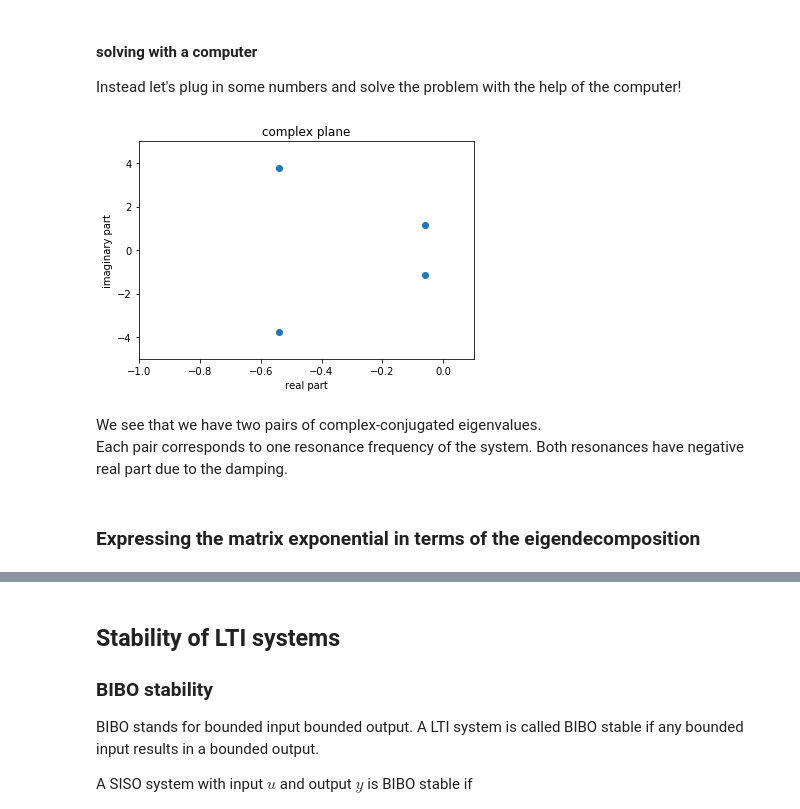
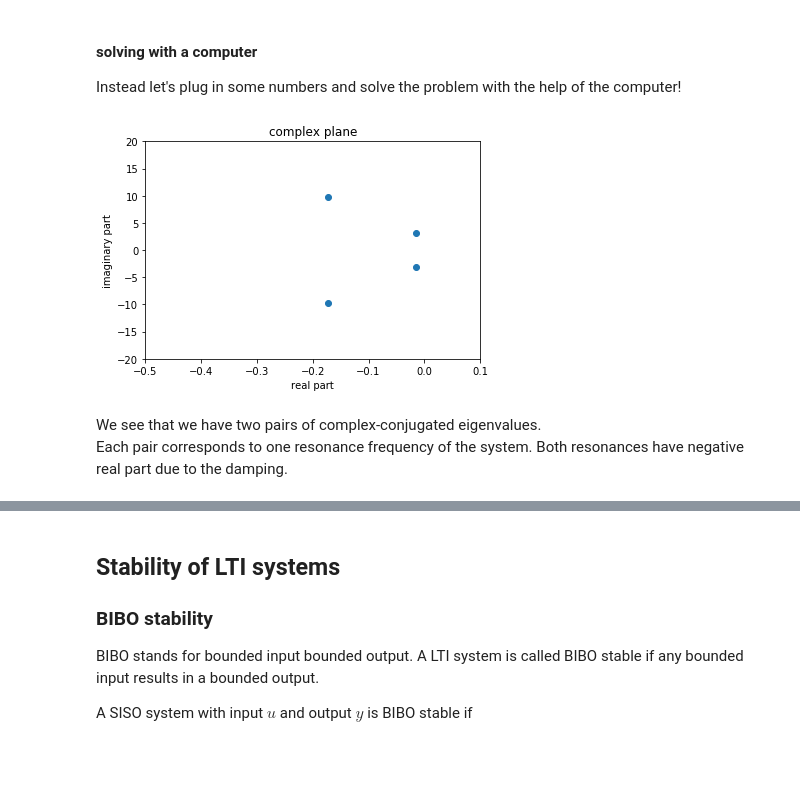
Before and after one commit to MarkusLohmayer/LTI-tutorial, a Jupyter notebook: LTI-tutorial.ipynb, the cells around one changed output, grey strips where cells are left out. Saved outputs shown, nothing was run; the diff lists cells and outputs as text; code cells hidden in the pictures; blank space fills up the shorter version.

```diff
--- a/LTI-tutorial.ipynb
+++ b/LTI-tutorial.ipynb
@@ -763,10 +764,10 @@ import numpy as np
 # We choose the following values for masses, dampers and springs (with physical units omitted)
 m_1 = 1
 m_2 = 2
-d_1 = 0.6
-d_2 = 0.4
-c_1 = 10
-c_2 = 4
+d_1 = 0.3
+d_2 = 0.05
+c_1 = 60
+c_2 = 30
 
 # We define the matrix A as a numpy array
 A = np.array([[0, 0, 1, 0],
@@ -775,29 +776,27 @@ A = np.array([[0, 0, 1, 0],
               [c_2/m_2, -c_2/m_2, d_2/m_2, -d_2/m_2]])
 
 # Now we compute its eigenvalues and eigenvectors
-w, v = np.linalg.eig(A)
-# w is an array that contains the four eigenvalues
-# w[0] is the first eigenvalue
-# v is a 2D array that contains the four eigenvectors as columns
-# hence, v[:,i] is the eigenvector corresponding to the eigenvalue w[i]
+eigenvalues, V = np.linalg.eig(A)
+# eigenvalues is an array that contains the four eigenvalues
+# eigenvalues[0] is the first eigenvalue
+# V is a 2D array (matrix) that contains the four eigenvectors as columns
+# hence, V[:,i] is the eigenvector corresponding to the eigenvalue eigenvalues[i]
 # %%
 # Next we load a plotting library
 import matplotlib.pyplot as plt
 %matplotlib inline
 # the last line is necessary because we want plots to appear directly in the notebook
 
 # Now let's look at the eigenvalues in the complex plane
 plt.title('complex plane')
-plt.scatter(w.real, w.imag)
+plt.scatter(eigenvalues.real, eigenvalues.imag)
 plt.xlabel('real part')
 plt.ylabel('imaginary part')
-plt.xlim(-1,0.1)
-plt.ylim(-5,5)
+plt.xlim(-0.5,0.1)
+plt.ylim(-20,20)
 plt.show()
 # %% [output]
-[figure, old version]
+[figure, new version]
 # %% [markdown]
 We see that we have two pairs of complex-conjugated eigenvalues.
 Each pair corresponds to one resonance frequency of the system. Both resonances have negative real part due to the damping.
-# %% [markdown]
-### Expressing the matrix exponential in terms of the eigendecomposition
```
Also changed, not shown: parts of 27 cells of this notebook, 15 other files.
